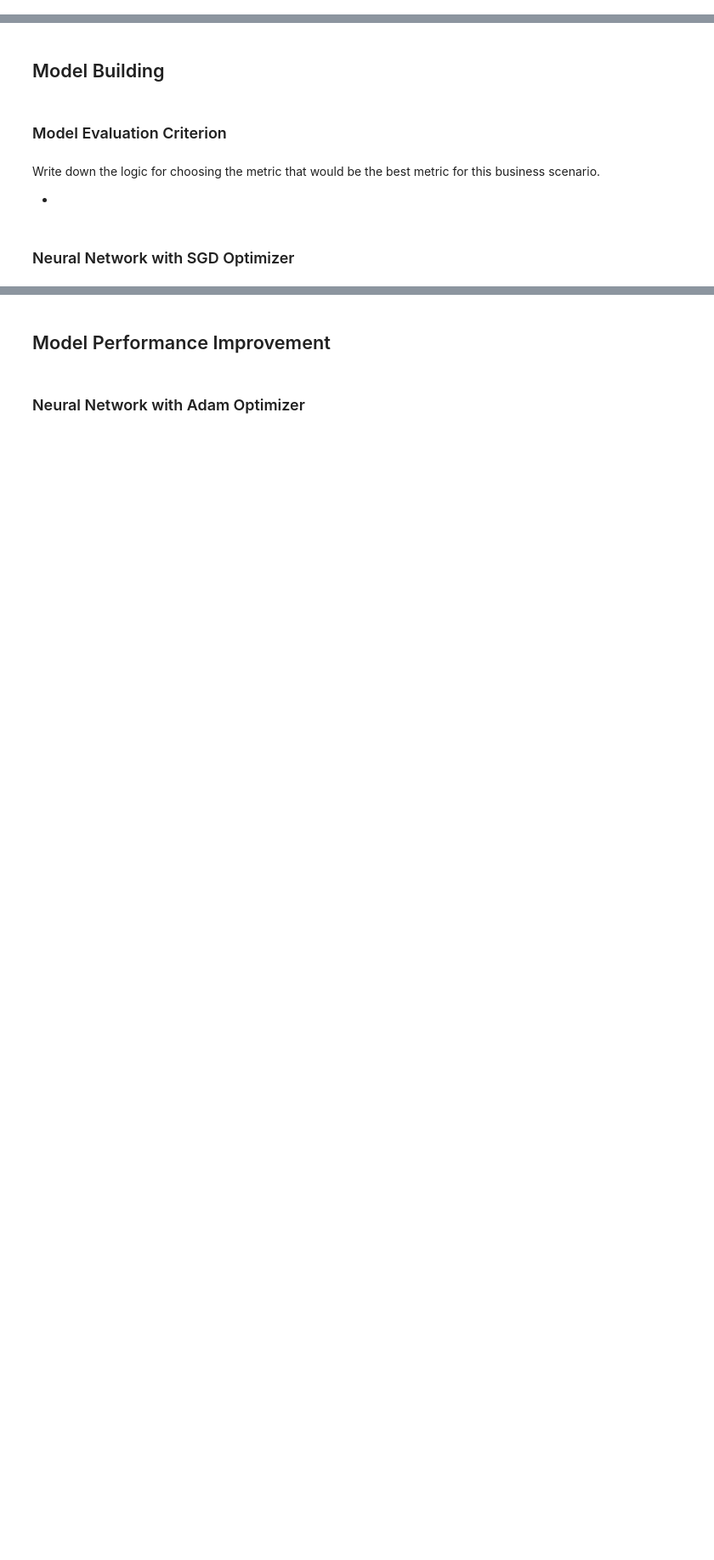
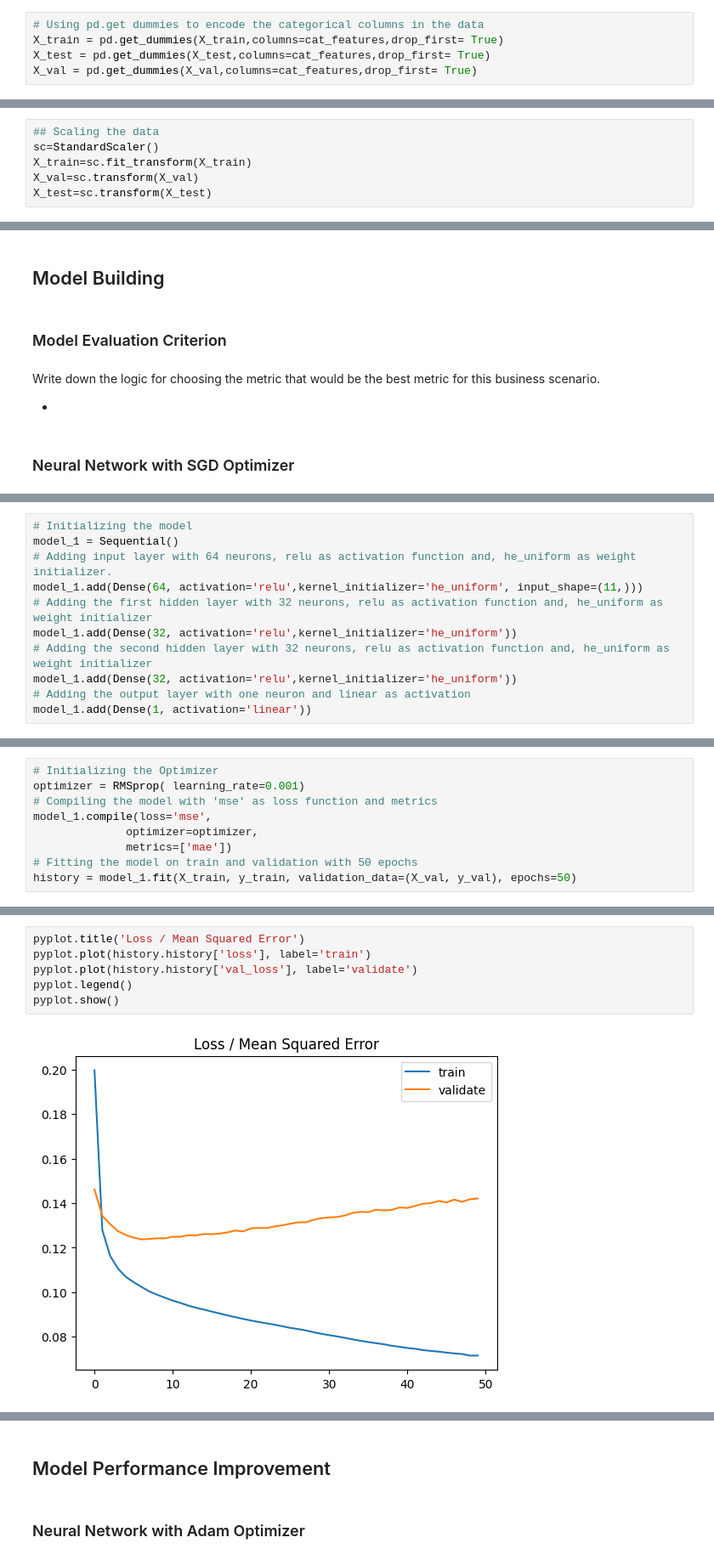
Before and after one commit to lhughey/AIML_Course, a Jupyter notebook: Project 4 - NN - Bank Churn Prediction/INN_Learner_Notebook_Full_code.ipynb, the cells around one changed output, grey strips where cells are left out. Shown at 85% size. Cells and saved outputs as stored; diff of their text form; blank space fills up the shorter version.

```diff
--- a/Project 4 - NN - Bank Churn Prediction/INN_Learner_Notebook_Full_code.ipynb
+++ b/Project 4 - NN - Bank Churn Prediction/INN_Learner_Notebook_Full_code.ipynb
@@ -312,2 +390,7 @@ Observations from pairplot
+# %%
+# Using pd.get dummies to encode the categorical columns in the data
+X_train = pd.get_dummies(X_train,columns=cat_features,drop_first= True)
+X_test = pd.get_dummies(X_test,columns=cat_features,drop_first= True)
+X_val = pd.get_dummies(X_val,columns=cat_features,drop_first= True)
 # %% [markdown]
 ### Data Normalization
@@ -313,0 +458,6 @@ Observations from pairplot
+# %%
+## Scaling the data
+sc=StandardScaler()
+X_train=sc.fit_transform(X_train)
+X_val=sc.transform(X_val)
+X_test=sc.transform(X_test)
@@ -323,0 +483,11 @@ Write down the logic for choosing the metric that would be the best metric for t
+# %%
+# Initializing the model
+model_1 = Sequential()
+# Adding input layer with 64 neurons, relu as activation function and, he_uniform as weight initializer.
+model_1.add(Dense(64, activation='relu',kernel_initializer='he_uniform', input_shape=(11,)))
+# Adding the first hidden layer with 32 neurons, relu as activation function and, he_uniform as weight initializer
+model_1.add(Dense(32, activation='relu',kernel_initializer='he_uniform'))
+# Adding the second hidden layer with 32 neurons, relu as activation function and, he_uniform as weight initializer
+model_1.add(Dense(32, activation='relu',kernel_initializer='he_uniform'))
+# Adding the output layer with one neuron and linear as activation
+model_1.add(Dense(1, activation='linear'))
@@ -323,0 +512,9 @@ Write down the logic for choosing the metric that would be the best metric for t
+# %%
+# Initializing the Optimizer
+optimizer = RMSprop( learning_rate=0.001)
+# Compiling the model with 'mse' as loss function and metrics
+model_1.compile(loss='mse',
+              optimizer=optimizer,
+              metrics=['mae'])
+# Fitting the model on train and validation with 50 epochs
+history = model_1.fit(X_train, y_train, validation_data=(X_val, y_val), epochs=50)
@@ -323,0 +539,8 @@ Write down the logic for choosing the metric that would be the best metric for t
+# %%
+pyplot.title('Loss / Mean Squared Error')
+pyplot.plot(history.history['loss'], label='train')
+pyplot.plot(history.history['val_loss'], label='validate')
+pyplot.legend()
+pyplot.show()
+# %% [output]
+[figure, added]
```
Also changed, not shown: parts of 34 cells of this notebook.
